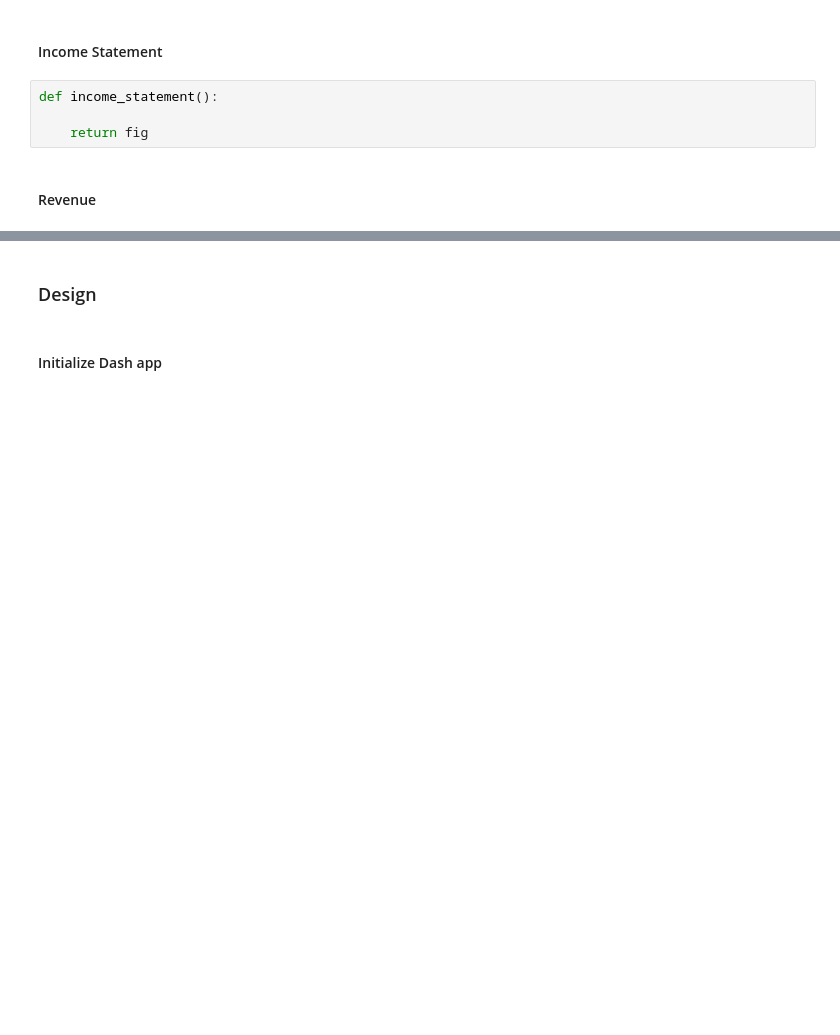
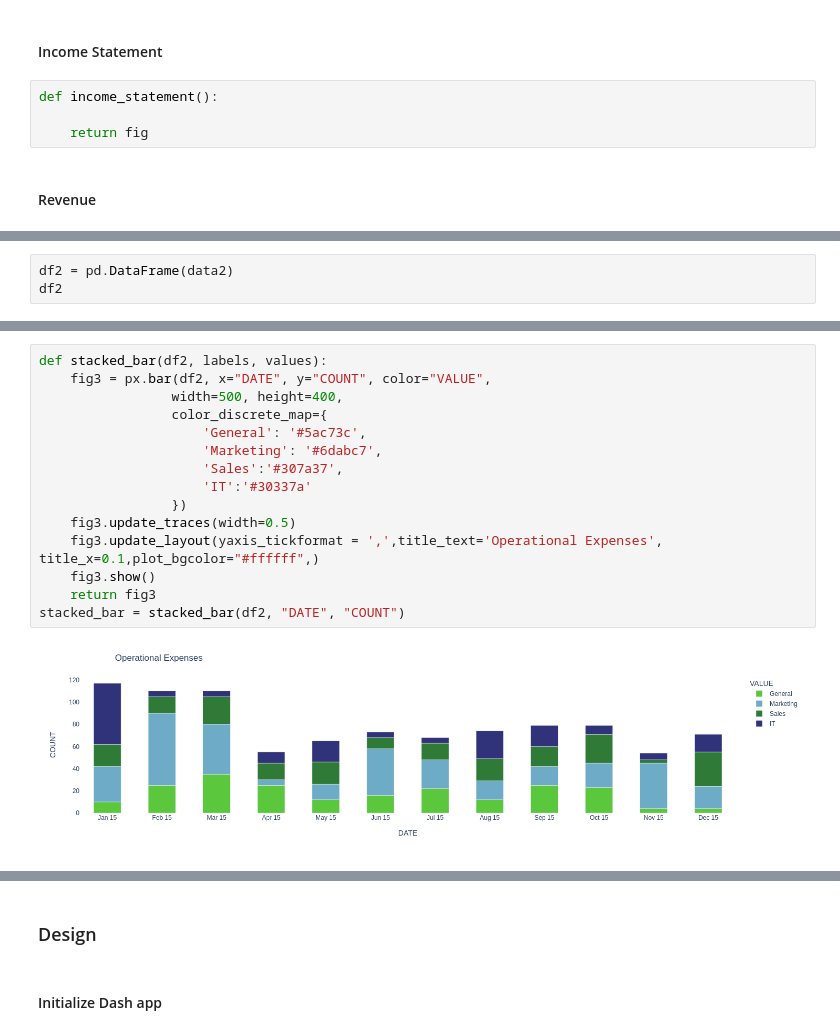
Before and after one commit to jupyter-naas/summer-dashboarding, a Jupyter notebook: dashboards/2-Financial consolidation/financial-consolidation.ipynb, the cells around one changed output, grey strips where cells are left out. Drawn from its saved outputs; the diff is of its cells as text; blank space fills up the shorter version.

Commit message:
feat: layout almost

```diff
--- a/dashboards/2-Financial consolidation/financial-consolidation.ipynb
+++ b/dashboards/2-Financial consolidation/financial-consolidation.ipynb
@@ -311,0 +262,3 @@ def create_multichart(df2,
+# %%
+df2 = pd.DataFrame(data2)
+df2
@@ -311,0 +283,17 @@ def create_multichart(df2,
+# %%
+def stacked_bar(df2, labels, values):
+    fig3 = px.bar(df2, x="DATE", y="COUNT", color="VALUE",
+                 width=500, height=400,
+                 color_discrete_map={
+                     'General': '#5ac73c',
+                     'Marketing': '#6dabc7',
+                     'Sales':'#307a37',
+                     'IT':'#30337a'
+                 })
+    fig3.update_traces(width=0.5)
+    fig3.update_layout(yaxis_tickformat = ',',title_text='Operational Expenses', title_x=0.1,plot_bgcolor="#ffffff",)
+    fig3.show()
+    return fig3
+stacked_bar = stacked_bar(df2, "DATE", "COUNT")
+# %% [output]
+[figure, added]
```
Also changed, not shown: parts of 14 cells of this notebook.
